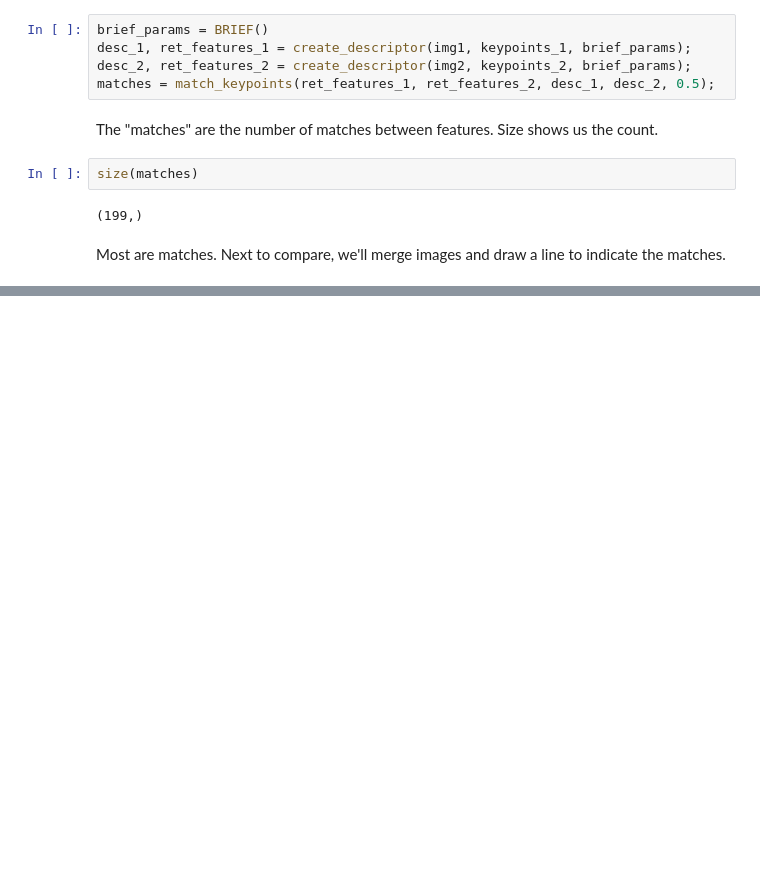
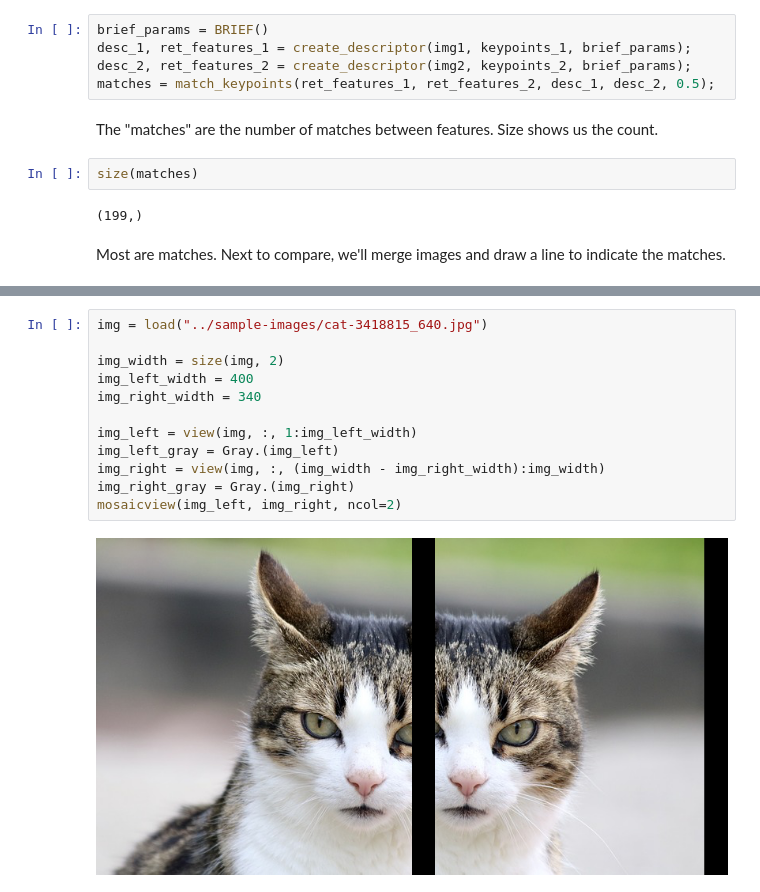
Before and after one commit to tjburch/hands-on-cv-julia, a Jupyter notebook: notes/ch05.ipynb, the cells around one changed output, grey strips where cells are left out. Drawn from its saved outputs; the diff is of its cells as text; blank space fills up the shorter version.

```diff
--- a/notes/ch05.ipynb
+++ b/notes/ch05.ipynb
@@ -205,0 +209,14 @@ grid
+# %%
+img = load("../sample-images/cat-3418815_640.jpg")
+
+img_width = size(img, 2)
+img_left_width = 400
+img_right_width = 340
+
+img_left = view(img, :, 1:img_left_width)
+img_left_gray = Gray.(img_left)
+img_right = view(img, :, (img_width - img_right_width):img_width)
+img_right_gray = Gray.(img_right)
+mosaicview(img_left, img_right, ncol=2)
+# %% [output]
+[figure, added]
```
Also changed, not shown: parts of 14 cells of this notebook.
